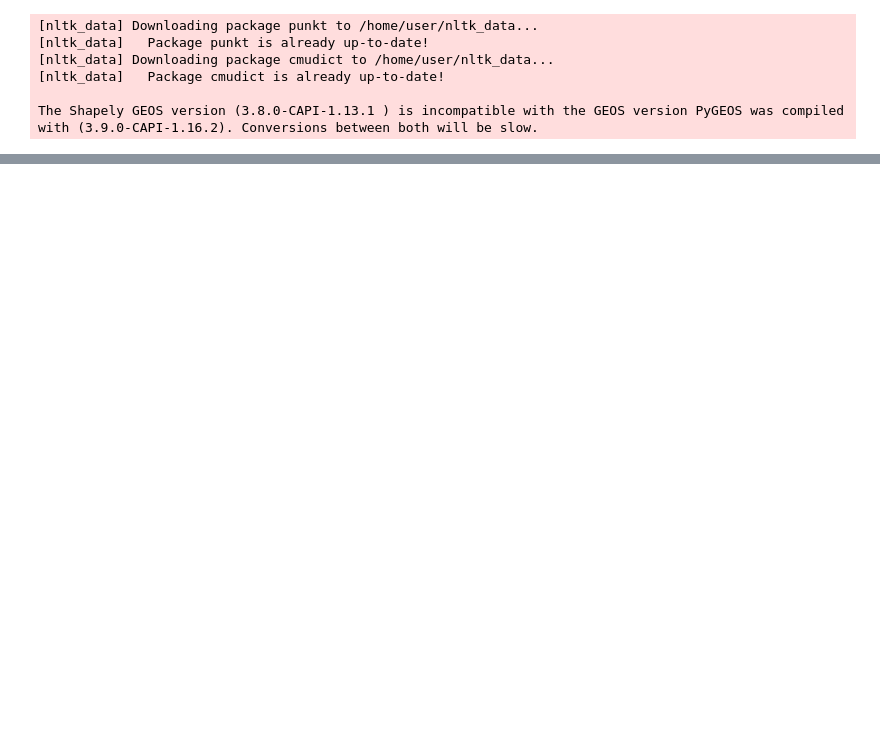
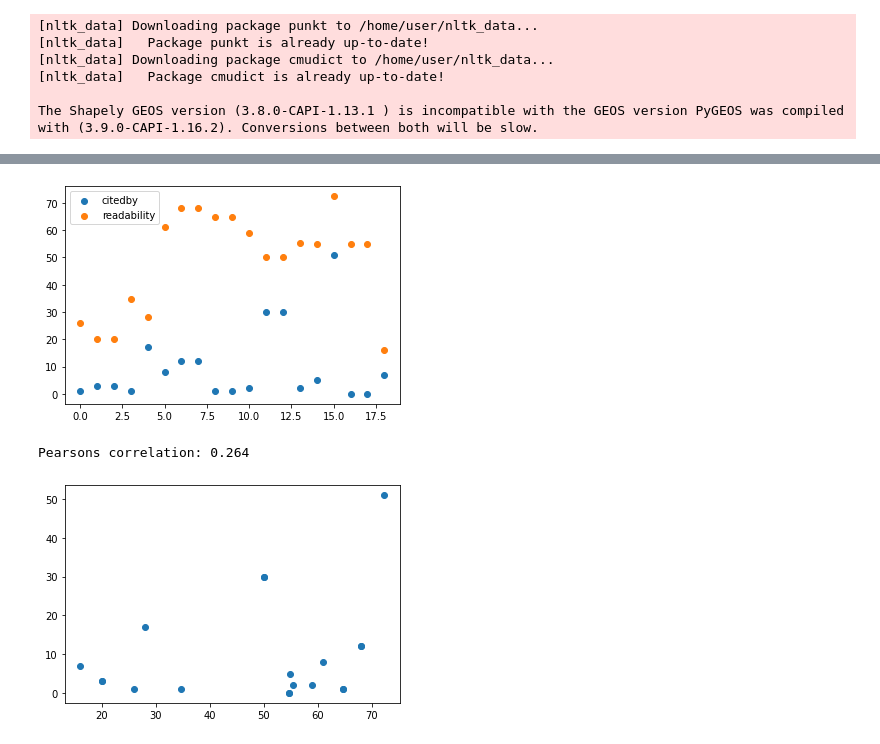
Before and after one commit to russelljjarvis/ScienceAccess, a Jupyter notebook: science.ipynb, the cells around one changed output, grey strips where cells are left out. Saved outputs shown, nothing was run; the diff lists cells and outputs as text; code cells hidden in the pictures; blank space fills up the shorter version.

```diff
--- a/science.ipynb
+++ b/science.ipynb
@@ -103,0 +113,7 @@ author_name="Bradley Lusk"
+# %%
+author_name="Thomas Close"
+(author_numCitedBy,author_standard) = do_science(author_name)
+# %% [output]
+[figure, added]
+Pearsons correlation: 0.264
+[figure, added]
```
Also changed, not shown: parts of 6 cells of this notebook.
